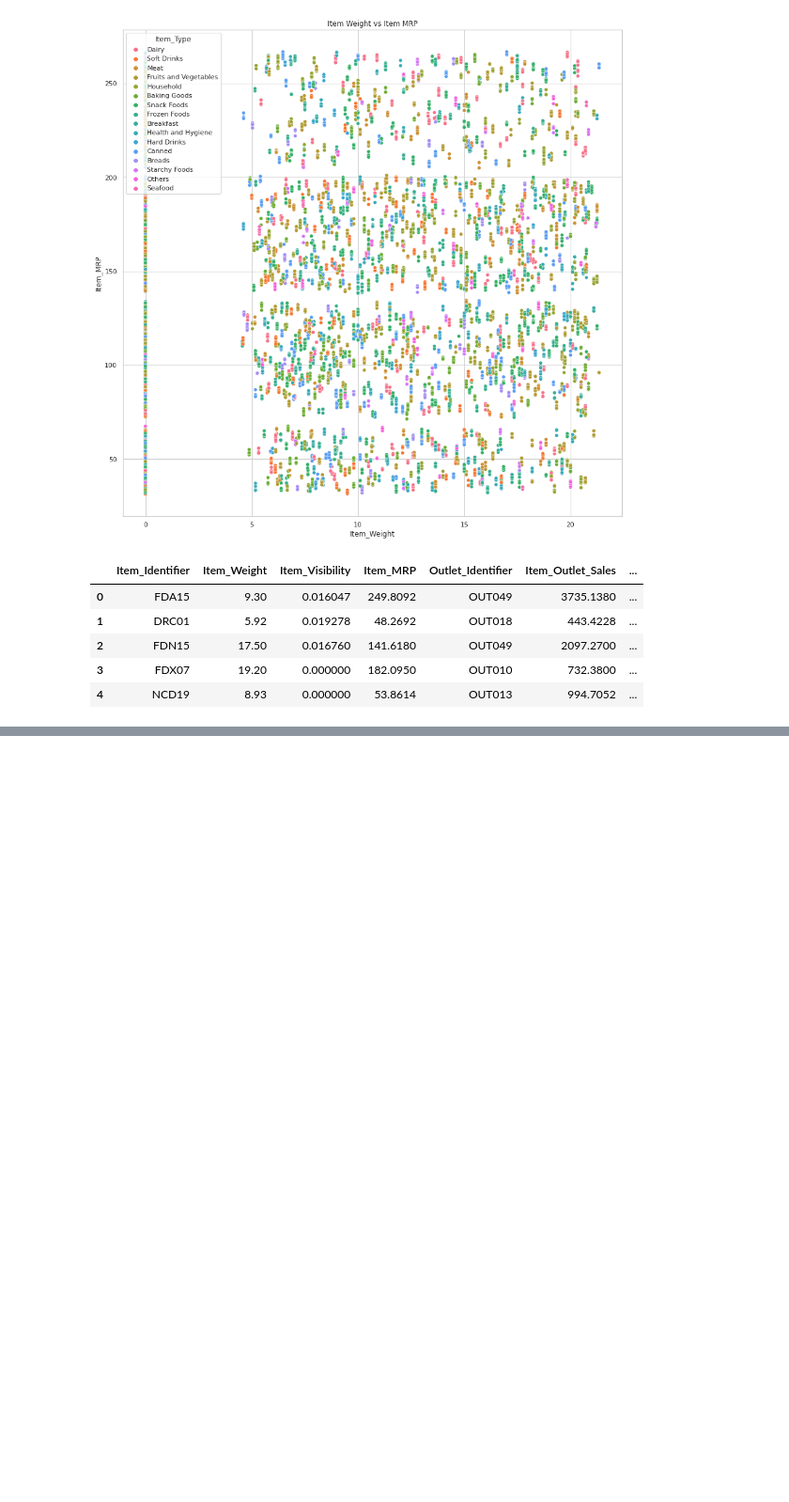
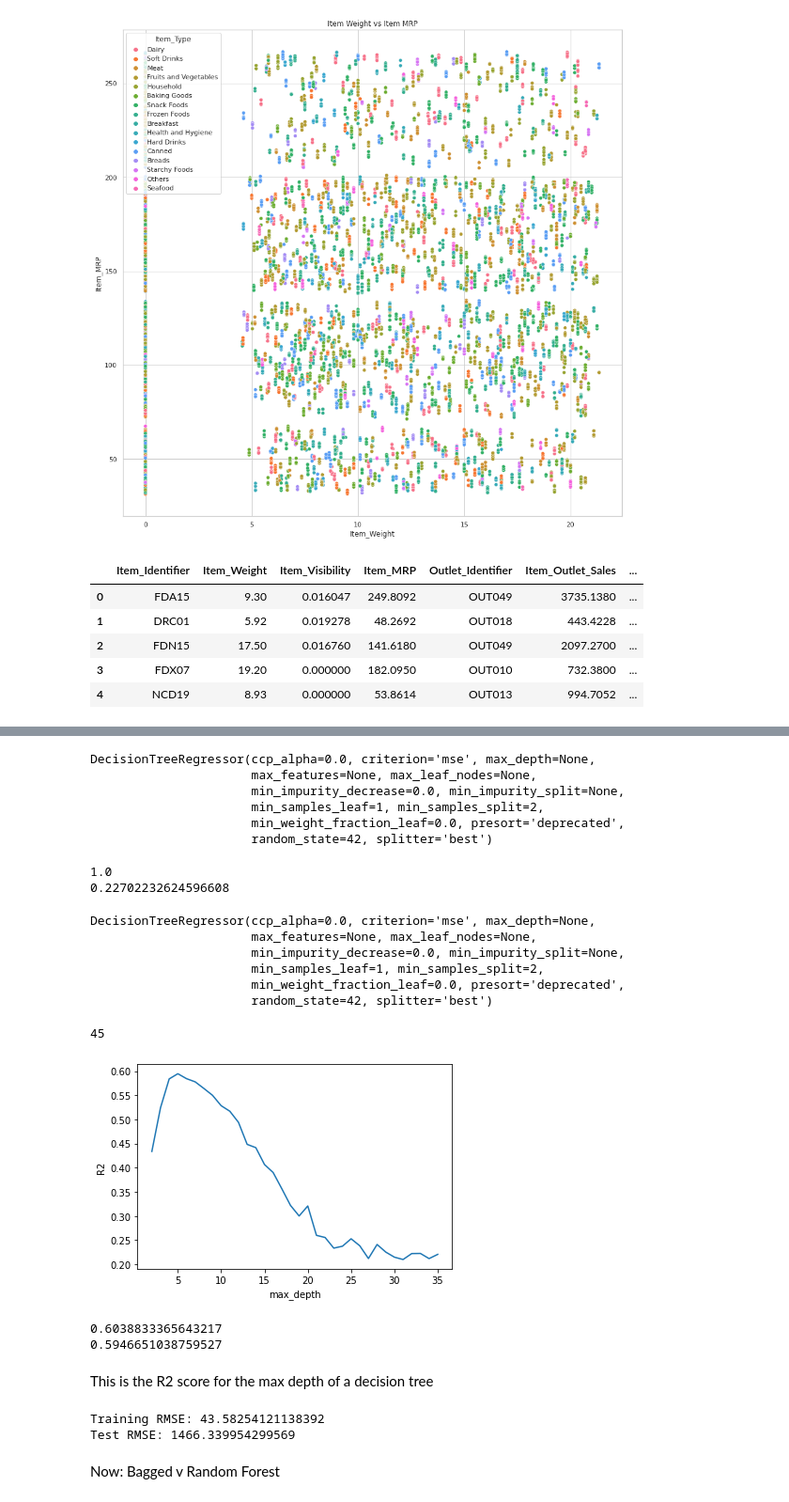
Before and after one commit to mopferman/sales-predictions, a Jupyter notebook: Project_Sales_Predictions.ipynb, the cells around one changed output, grey strips where cells are left out. Shown at 94% size. Cells and saved outputs as stored; diff of their text form; code cells hidden in the pictures; blank space fills up the shorter version.

```diff
--- a/Project_Sales_Predictions.ipynb
+++ b/Project_Sales_Predictions.ipynb
@@ -151,0 +154,12 @@ print(reg_model.intercept_)
+# %%
+from sklearn.tree import DecisionTreeRegressor
+dec_tree = DecisionTreeRegressor(random_state = 42)
+# %%
+dec_tree.fit(X_train, y_train)
+# %% [output]
+DecisionTreeRegressor(ccp_alpha=0.0, criterion='mse', max_depth=None,
+                      max_features=None, max_leaf_nodes=None,
+                      min_impurity_decrease=0.0, min_impurity_split=None,
+                      min_samples_leaf=1, min_samples_split=2,
+                      min_weight_fraction_leaf=0.0, presort='deprecated',
+                      random_state=42, splitter='best')
@@ -151,0 +169,57 @@ print(reg_model.intercept_)
+# %%
+train_score = dec_tree.score(X_train, y_train)
+test_score = dec_tree.score(X_test, y_test)
+print(train_score)
+print(test_score)
+# %% [output]
+1.0
+0.22702232624596608
+# %%
+dec_tree
+# %% [output]
+DecisionTreeRegressor(ccp_alpha=0.0, criterion='mse', max_depth=None,
+                      max_features=None, max_leaf_nodes=None,
+                      min_impurity_decrease=0.0, min_impurity_split=None,
+                      min_samples_leaf=1, min_samples_split=2,
+                      min_weight_fraction_leaf=0.0, presort='deprecated',
+                      random_state=42, splitter='best')
+# %%
+dec_tree.get_depth()
+# %% [output]
+45
+# %%
+max_depth_range = list(range(2, 36)) #
+r2 = []
+for depth in max_depth_range:
+    dec_tree = DecisionTreeRegressor(max_depth = depth,
+                             random_state = 42)
+    dec_tree.fit(X_train, y_train)
+    score = dec_tree.score(X_test, y_test)
+    r2.append(score)
+# %%
+import matplotlib.pyplot as plt
+plt.plot(max_depth_range, r2)
+plt.xlabel('max_depth')
+plt.ylabel('R2');
+# %% [output]
+[figure, added]
+# %%
+dec_tree_5 = DecisionTreeRegressor(max_depth = 5, random_state = 42)
+dec_tree_5.fit(X_train, y_train)
+train_5_score = dec_tree_5.score(X_train, y_train)
+test_5_score = dec_tree_5.score(X_test, y_test)
+print(train_5_score)
+print(test_5_score)
+# %% [output]
+0.6038833365643217
+0.5946651038759527
+# %% [markdown]
+This is the R2 score for the max depth of a decision tree
+# %%
+print("Training RMSE:", np.sqrt(mean_squared_error(y_train, dec_tree.predict(X_train))))
+print("Test RMSE:", np.sqrt(mean_squared_error(y_test, dec_tree.predict(X_test))))
+# %% [output]
+Training RMSE: 43.58254121138392
+Test RMSE: 1466.339954299569
+# %% [markdown]
+Now: Bagged v Random Forest
```
Also changed, not shown: parts of 20 cells of this notebook.
